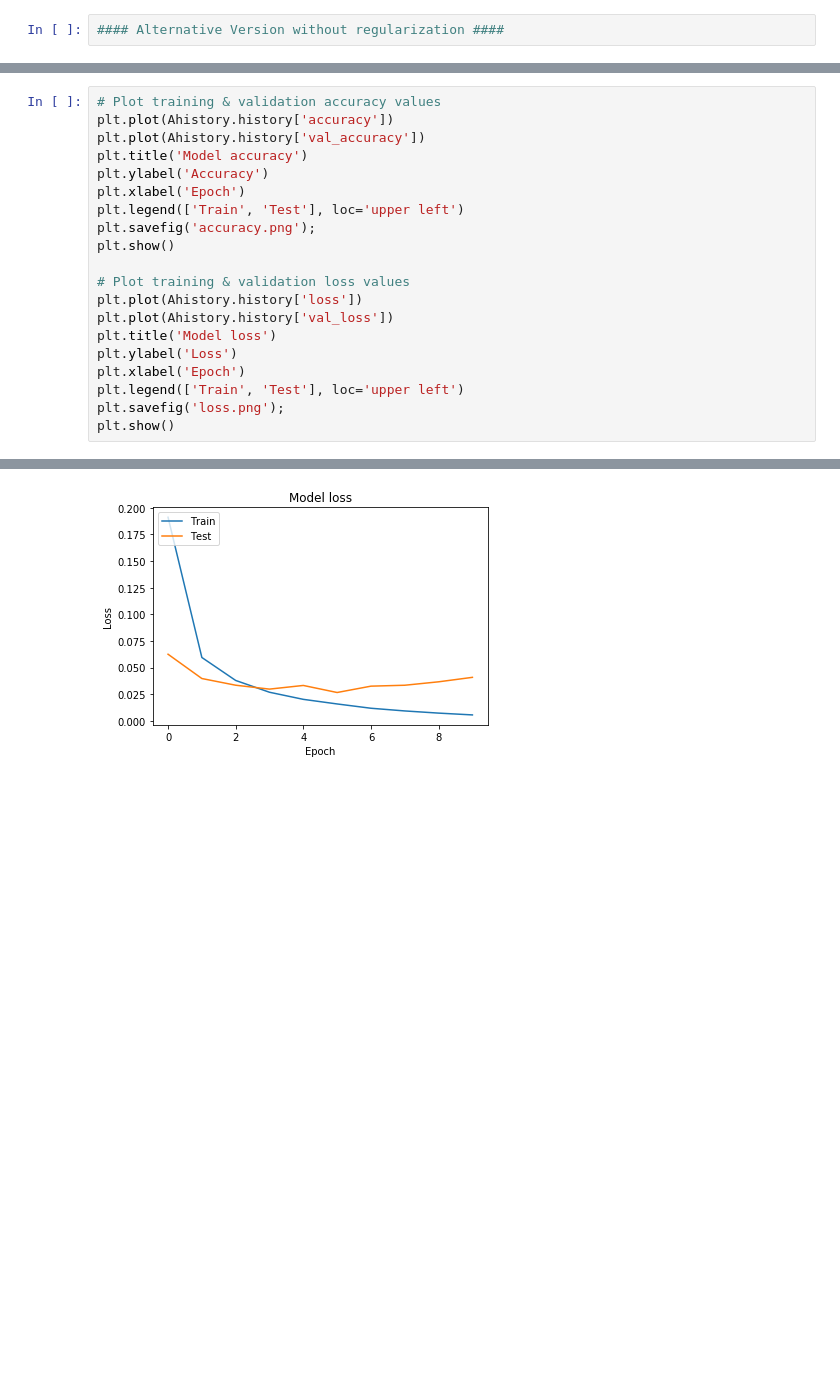
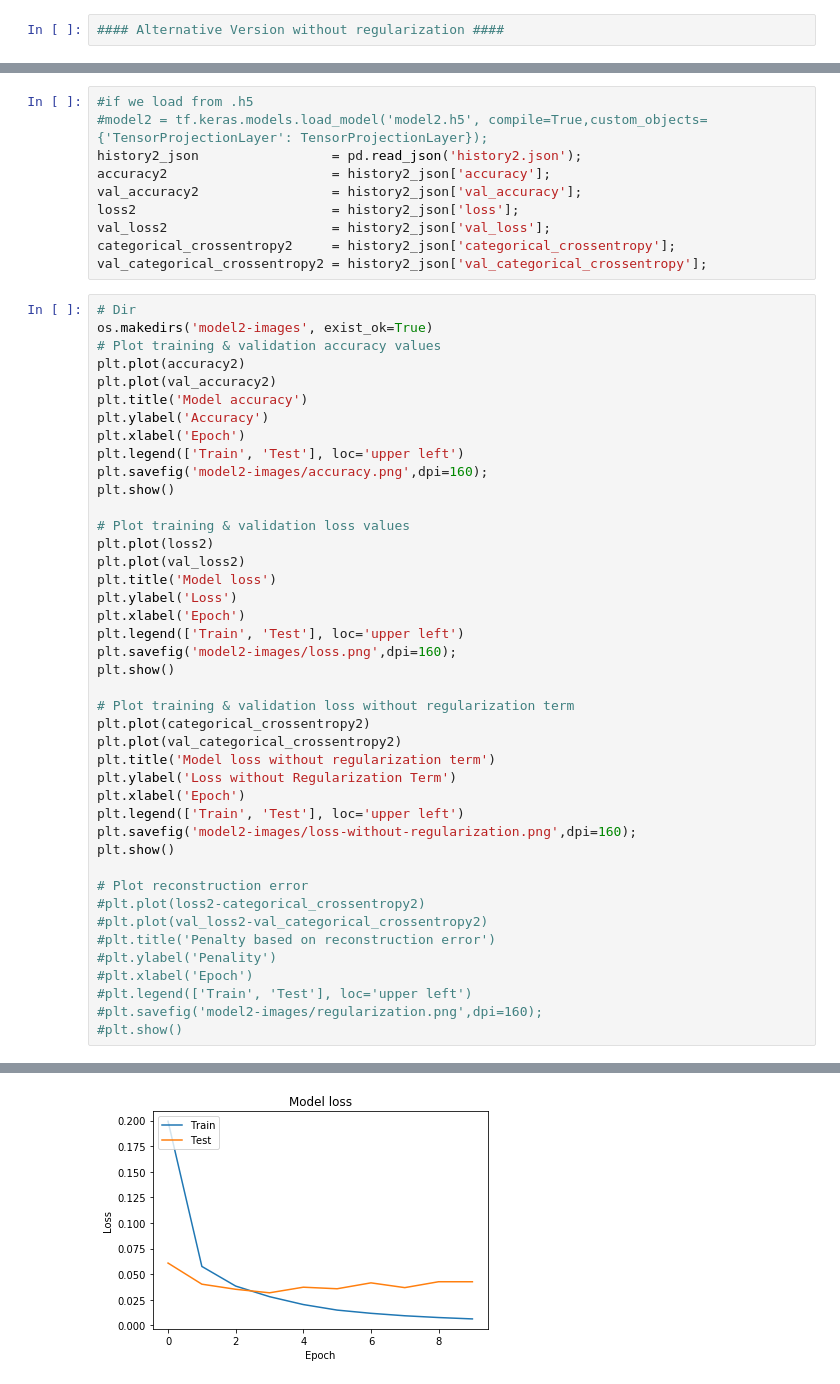
Before and after one commit to senyuan-juncheng/TensorProjectionLayer, a Jupyter notebook: TensorProjectionLayer.ipynb, the cells around one changed output, grey strips where cells are left out. Cells and saved outputs as stored; diff of their text form; blank space fills up the shorter version.

```diff
--- a/TensorProjectionLayer.ipynb
+++ b/TensorProjectionLayer.ipynb
@@ -356,21 +412,53 @@ Test accuracy: 0.9902
+# %%
+#if we load from .h5
+#model2 = tf.keras.models.load_model('model2.h5', compile=True,custom_objects={'TensorProjectionLayer': TensorProjectionLayer});
+history2_json                 = pd.read_json('history2.json');
+accuracy2                     = history2_json['accuracy'];
+val_accuracy2                 = history2_json['val_accuracy'];
+loss2                         = history2_json['loss'];
+val_loss2                     = history2_json['val_loss'];
+categorical_crossentropy2     = history2_json['categorical_crossentropy'];
+val_categorical_crossentropy2 = history2_json['val_categorical_crossentropy'];
 # %%
+# Dir
+os.makedirs('model2-images', exist_ok=True)
 # Plot training & validation accuracy values
-plt.plot(Ahistory.history['accuracy'])
-plt.plot(Ahistory.history['val_accuracy'])
+plt.plot(accuracy2)
+plt.plot(val_accuracy2)
 plt.title('Model accuracy')
 plt.ylabel('Accuracy')
 plt.xlabel('Epoch')
 plt.legend(['Train', 'Test'], loc='upper left')
-plt.savefig('accuracy.png');
+plt.savefig('model2-images/accuracy.png',dpi=160);
 plt.show()
 
 # Plot training & validation loss values
-plt.plot(Ahistory.history['loss'])
-plt.plot(Ahistory.history['val_loss'])
+plt.plot(loss2)
+plt.plot(val_loss2)
 plt.title('Model loss')
 plt.ylabel('Loss')
 plt.xlabel('Epoch')
 plt.legend(['Train', 'Test'], loc='upper left')
-plt.savefig('loss.png');
+plt.savefig('model2-images/loss.png',dpi=160);
 plt.show()
+
+# Plot training & validation loss without regularization term
+plt.plot(categorical_crossentropy2)
+plt.plot(val_categorical_crossentropy2)
+plt.title('Model loss without regularization term')
+plt.ylabel('Loss without Regularization Term')
+plt.xlabel('Epoch')
+plt.legend(['Train', 'Test'], loc='upper left')
+plt.savefig('model2-images/loss-without-regularization.png',dpi=160);
+plt.show()
+
+# Plot reconstruction error
+#plt.plot(loss2-categorical_crossentropy2)
+#plt.plot(val_loss2-val_categorical_crossentropy2)
+#plt.title('Penalty based on reconstruction error')
+#plt.ylabel('Penality')
+#plt.xlabel('Epoch')
+#plt.legend(['Train', 'Test'], loc='upper left')
+#plt.savefig('model2-images/regularization.png',dpi=160);
+#plt.show()
 # %% [output]
@@ -378 +466 @@ plt.show()
-[figure, old version]
+[figure, new version]
```
Also changed, not shown: parts of 25 cells of this notebook.
